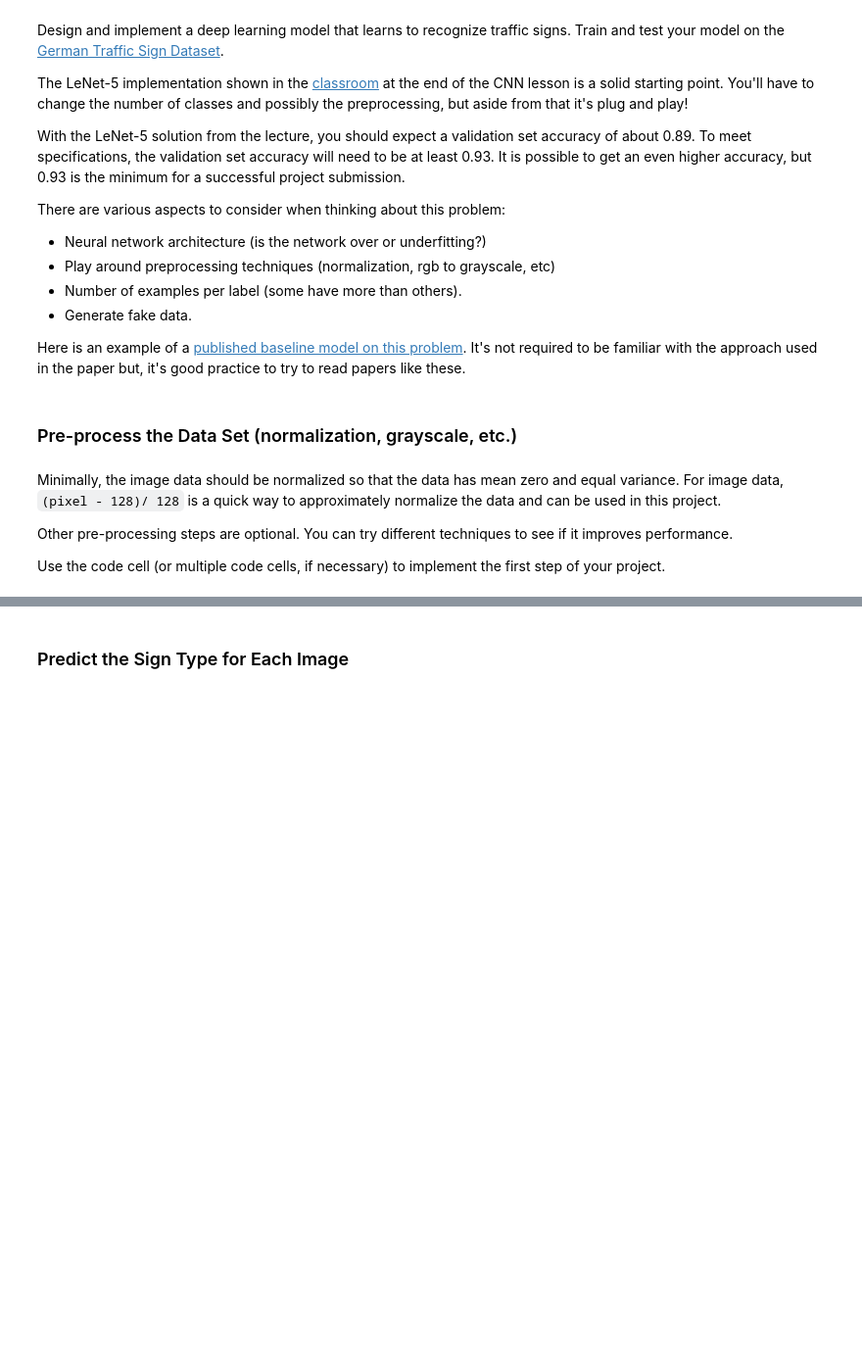
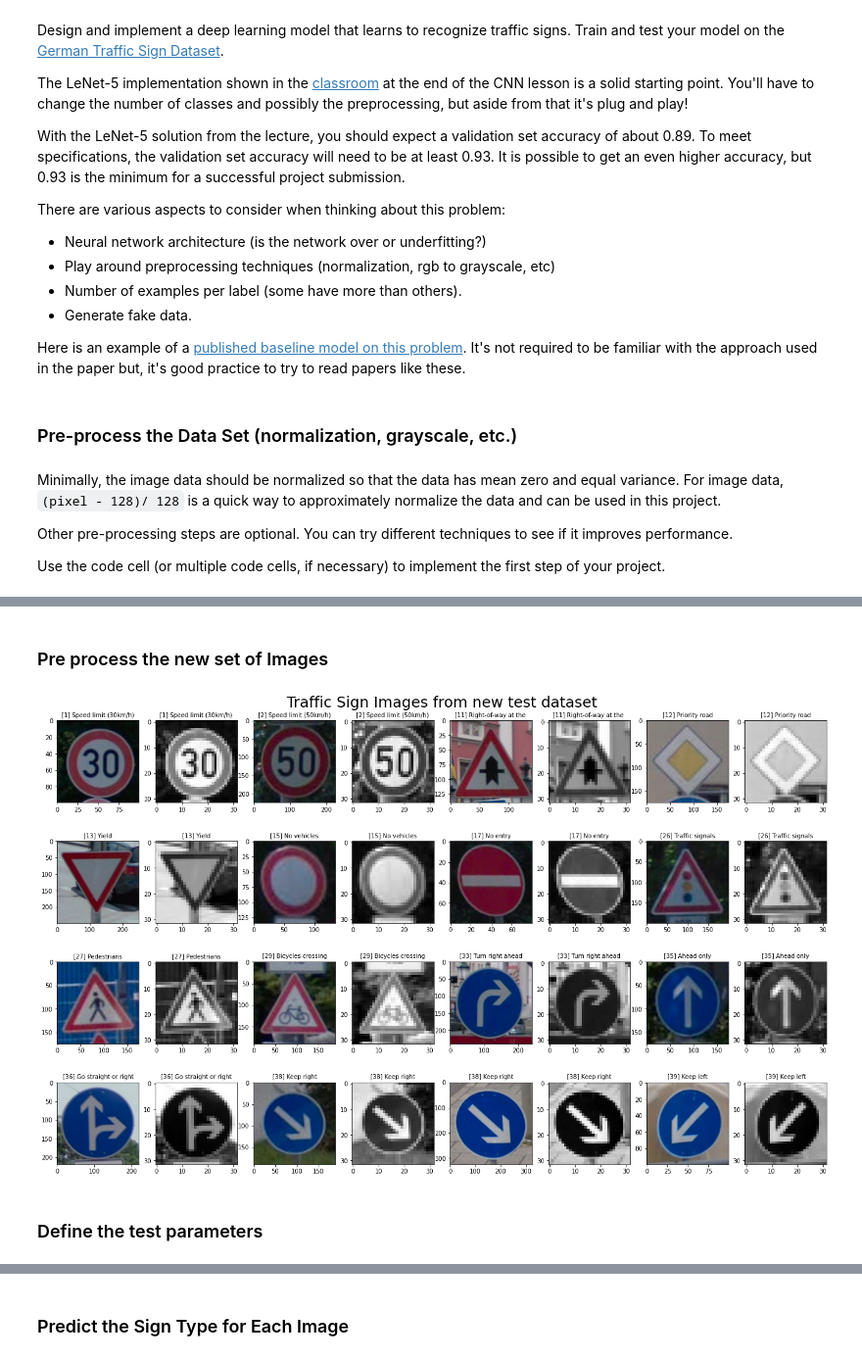
Before and after one commit to rodriguesrenato/CarND-Traffic-Sign-Classifier-Project, a Jupyter notebook: Traffic_Sign_Classifier.ipynb, the cells around one changed output, grey strips where cells are left out. Shown at 98% size. Drawn from its saved outputs; the diff is of its cells as text; code cells hidden in the pictures; blank space fills up the shorter version.

```diff
--- a/Traffic_Sign_Classifier.ipynb
+++ b/Traffic_Sign_Classifier.ipynb
@@ -641,0 +689,80 @@ You may find `signnames.csv` useful as it contains mappings from the class id (i
+# %% [markdown]
+### Pre process the new set of Images
+# %%
+### Load the images and plot them here.
+### Feel free to use as many code cells as needed.
+
+import matplotlib.image as mpimg
+import os
+import math
+
+test_img_files = os.listdir("test_images/")
+
+X_test_new = []
+X_test_new_norm = []
+y_test_new = []
+
+# define crop params to crop images by image filename: img_name:[x0,y0,offset]
+crop_params = {
+    #
+    "1_munich.png":[10,5,100],
+    "2_munich.png":[50,35,225],
+    "11_munich.png":[60,20,140],
+    "12_munich.png":[55,15,175],
+    "13_munich.png":[45,40,250],
+    "15_munich.png":[30,25,135],
+    "17_munich.png":[35,20,80],
+    "26_munich.png":[20,0,200],
+    "27_munich.png":[35,15,175],
+    "29_munich.png":[75,30,190],
+    "33_munich.png":[100,50,240],
+    "35_munich.png":[45,30,175],
+    "36_munich.png":[20,20,220],
+    "38_munich.png":[50,50,190],
+    "38_munich2.png":[150,75,325],
+    "39_munich.png":[30,25,100],
+}
+
+# Load, crop and process each image in test_images folder to build new test arrays
+for f in test_img_files:
+    img = mpimg.imread("test_images/{}".format(f))
+
+    if(f in crop_params):
+        c = crop_params[f]
+        img = img[c[1]:(c[1]+c[2]),c[0]:(c[0]+c[2])]
+    img_norm = pre_process_image(img)
+
+    X_test_new.append(img)
+    X_test_new_norm.append(img_norm)
+    y_test_new.append(int(f.split('_')[0]))
+
+X_test_new = np.array(X_test_new)
+X_test_new_norm = np.array(X_test_new_norm)
+y_test_new = np.array(y_test_new)
+
+# Order by traffic sign IDs
+order = y_test_new.argsort()
+X_test_new = X_test_new[order]
+X_test_new_norm = X_test_new_norm[order]
+y_test_new = y_test_new[order]
+
+# Show images and the corresponded normalized images besides
+plt_cols_len = 8
+plt_rows_len = len(test_img_files)
+
+plt_fig, plt_ax = plt.subplots(ceil(plt_rows_len/(plt_cols_len//2)),plt_cols_len, figsize=(20,12))
+plt_fig.suptitle("Traffic Sign Images from new test dataset", fontsize=25)
+
+for k in range(len(test_img_files)):
+    i = k//(plt_cols_len//2)
+    j = k%(plt_cols_len//2)
+    plt_ax[i][j*2].imshow(X_test_new[k])
+    plt_ax[i][j*2].set_title('[{}] {}'.format(y_test_new[k],signnames[str(y_test_new[k])][:20]), fontsize=10)
+    plt_ax[i][j*2+1].imshow(np.squeeze(X_test_new_norm[k],axis=2),cmap="gray")
+    plt_ax[i][j*2+1].set_title('[{}] {}'.format(y_test_new[k],signnames[str(y_test_new[k])][:20]), fontsize=10)
+
+plt.subplots_adjust(left=0.05, right=0.95, top=0.95, bottom=0.05)
+# %% [output]
+[figure, added]
+# %% [markdown]
+### Define the test parameters
```
Also changed, not shown: parts of 70 cells of this notebook.
